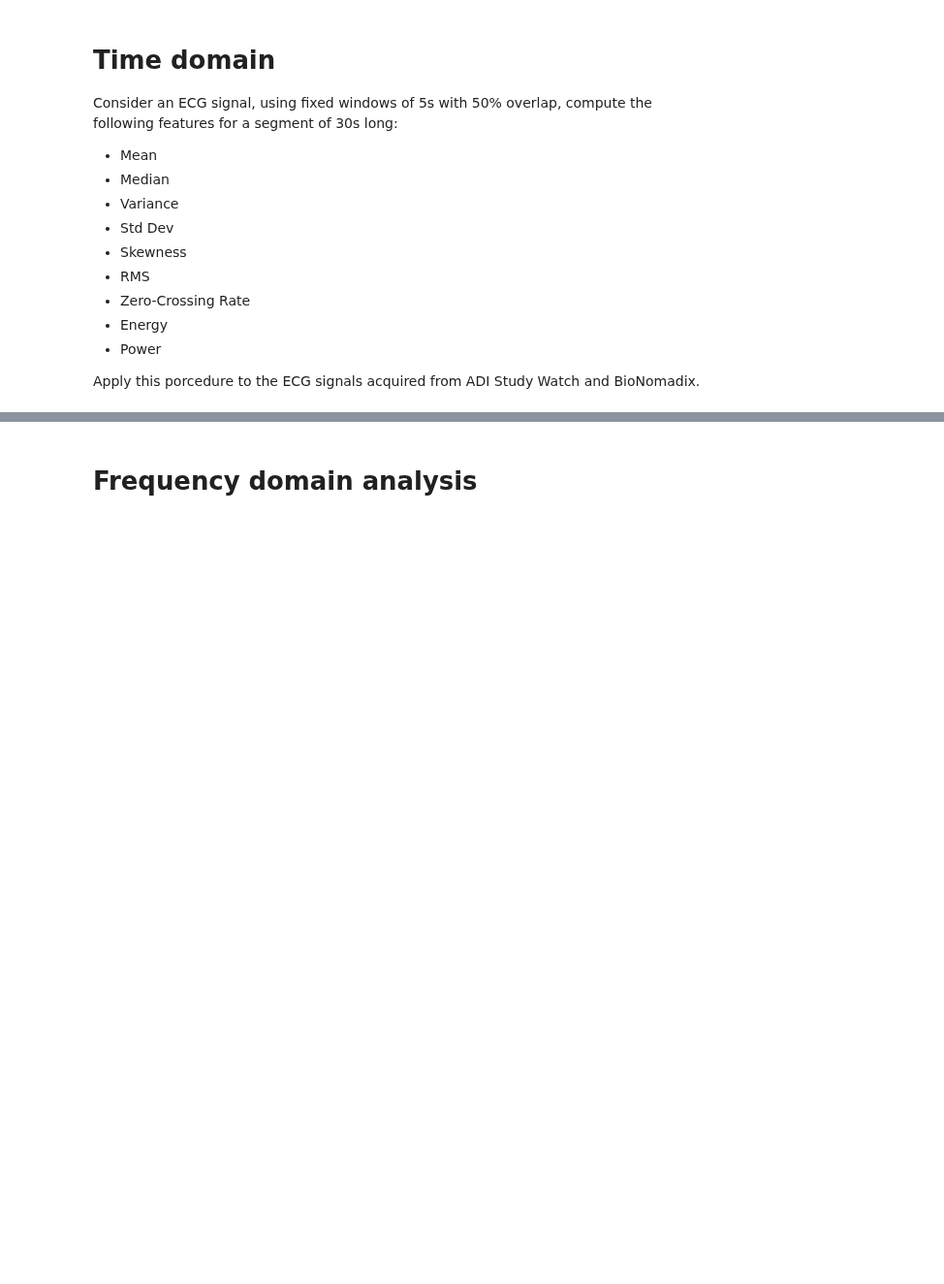
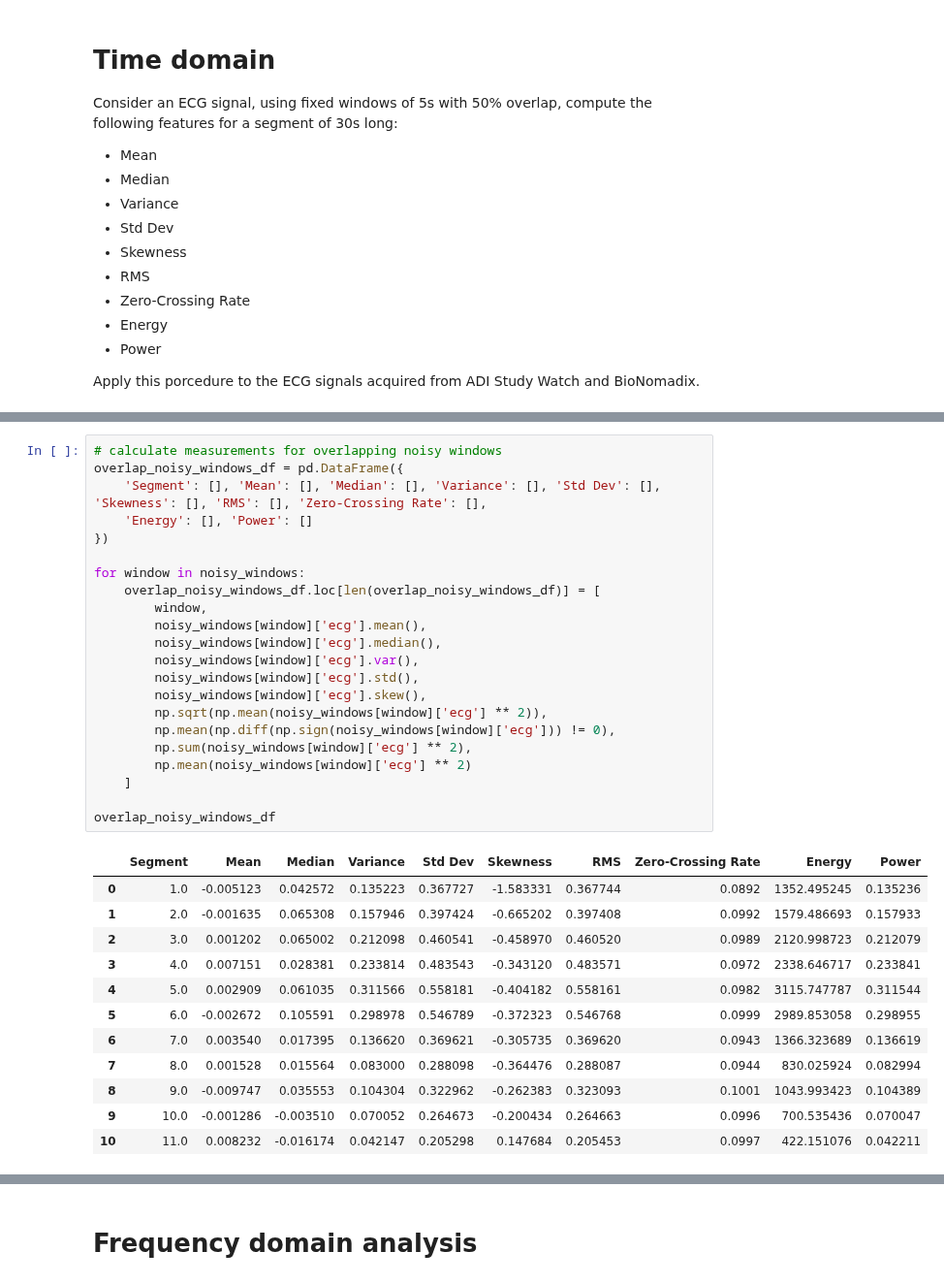
Before and after one commit to victor-42/medical_data_processing, a Jupyter notebook: assignment_2.ipynb, the cells around one changed output, grey strips where cells are left out. Shown at 97% size. Saved outputs shown, nothing was run; the diff lists cells and outputs as text; blank space fills up the shorter version.

```diff
--- a/assignment_2.ipynb
+++ b/assignment_2.ipynb
@@ -162,0 +235,35 @@ description_df
+# %%
+# calculate measurements for overlapping noisy windows
+overlap_noisy_windows_df = pd.DataFrame({
+    'Segment': [], 'Mean': [], 'Median': [], 'Variance': [], 'Std Dev': [], 'Skewness': [], 'RMS': [], 'Zero-Crossing Rate': [],
+    'Energy': [], 'Power': []
+})
+
+for window in noisy_windows:
+    overlap_noisy_windows_df.loc[len(overlap_noisy_windows_df)] = [
+        window,
+        noisy_windows[window]['ecg'].mean(),
+        noisy_windows[window]['ecg'].median(),
+        noisy_windows[window]['ecg'].var(),
+        noisy_windows[window]['ecg'].std(),
+        noisy_windows[window]['ecg'].skew(),
+        np.sqrt(np.mean(noisy_windows[window]['ecg'] ** 2)),
+        np.mean(np.diff(np.sign(noisy_windows[window]['ecg'])) != 0),
+        np.sum(noisy_windows[window]['ecg'] ** 2),
+        np.mean(noisy_windows[window]['ecg'] ** 2)
+    ]
+
+overlap_noisy_windows_df
+# %% [output]
+|  | Segment | Mean | Median | Variance | Std Dev | Skewness | RMS | Zero-Crossing Rate | Energy | Power |
+| 0 | 1.0 | -0.005123 | 0.042572 | 0.135223 | 0.367727 | -1.583331 | 0.367744 | 0.0892 | 1352.495245 | 0.135236 |
+| 1 | 2.0 | -0.001635 | 0.065308 | 0.157946 | 0.397424 | -0.665202 | 0.397408 | 0.0992 | 1579.486693 | 0.157933 |
+| 2 | 3.0 | 0.001202 | 0.065002 | 0.212098 | 0.460541 | -0.458970 | 0.460520 | 0.0989 | 2120.998723 | 0.212079 |
+| 3 | 4.0 | 0.007151 | 0.028381 | 0.233814 | 0.483543 | -0.343120 | 0.483571 | 0.0972 | 2338.646717 | 0.233841 |
+| 4 | 5.0 | 0.002909 | 0.061035 | 0.311566 | 0.558181 | -0.404182 | 0.558161 | 0.0982 | 3115.747787 | 0.311544 |
+| 5 | 6.0 | -0.002672 | 0.105591 | 0.298978 | 0.546789 | -0.372323 | 0.546768 | 0.0999 | 2989.853058 | 0.298955 |
+| 6 | 7.0 | 0.003540 | 0.017395 | 0.136620 | 0.369621 | -0.305735 | 0.369620 | 0.0943 | 1366.323689 | 0.136619 |
+| 7 | 8.0 | 0.001528 | 0.015564 | 0.083000 | 0.288098 | -0.364476 | 0.288087 | 0.0944 | 830.025924 | 0.082994 |
+| 8 | 9.0 | -0.009747 | 0.035553 | 0.104304 | 0.322962 | -0.262383 | 0.323093 | 0.1001 | 1043.993423 | 0.104389 |
+| 9 | 10.0 | -0.001286 | -0.003510 | 0.070052 | 0.264673 | -0.200434 | 0.264663 | 0.0996 | 700.535436 | 0.070047 |
+| 10 | 11.0 | 0.008232 | -0.016174 | 0.042147 | 0.205298 | 0.147684 | 0.205453 | 0.0997 | 422.151076 | 0.042211 |
```
Also changed, not shown: parts of 9 cells of this notebook, 6 other files.
